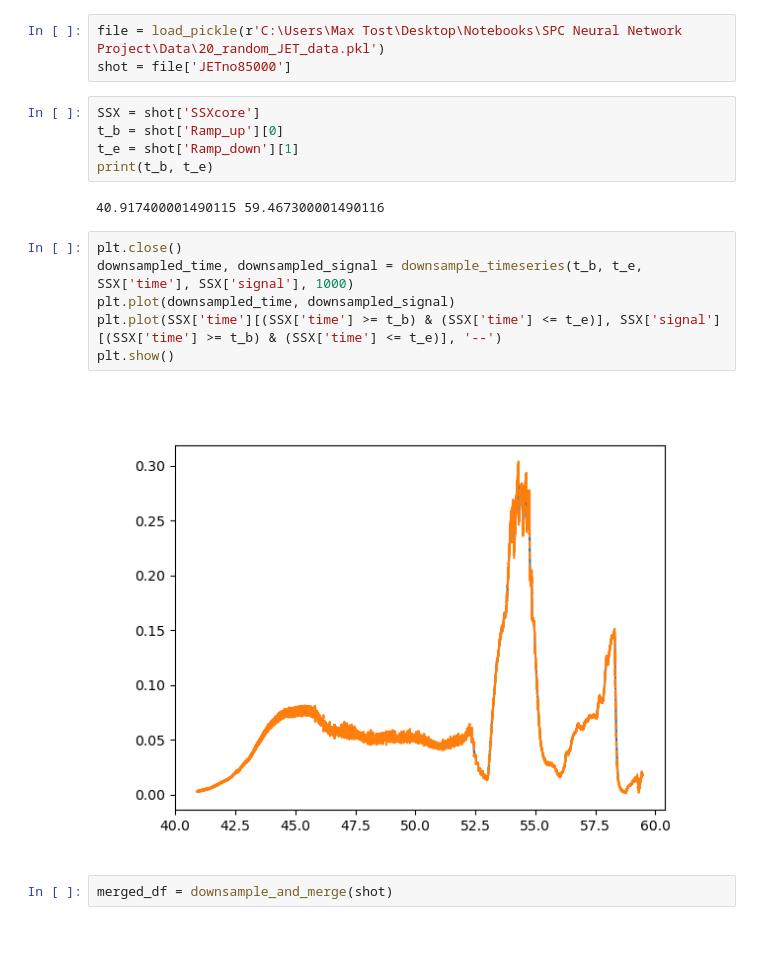
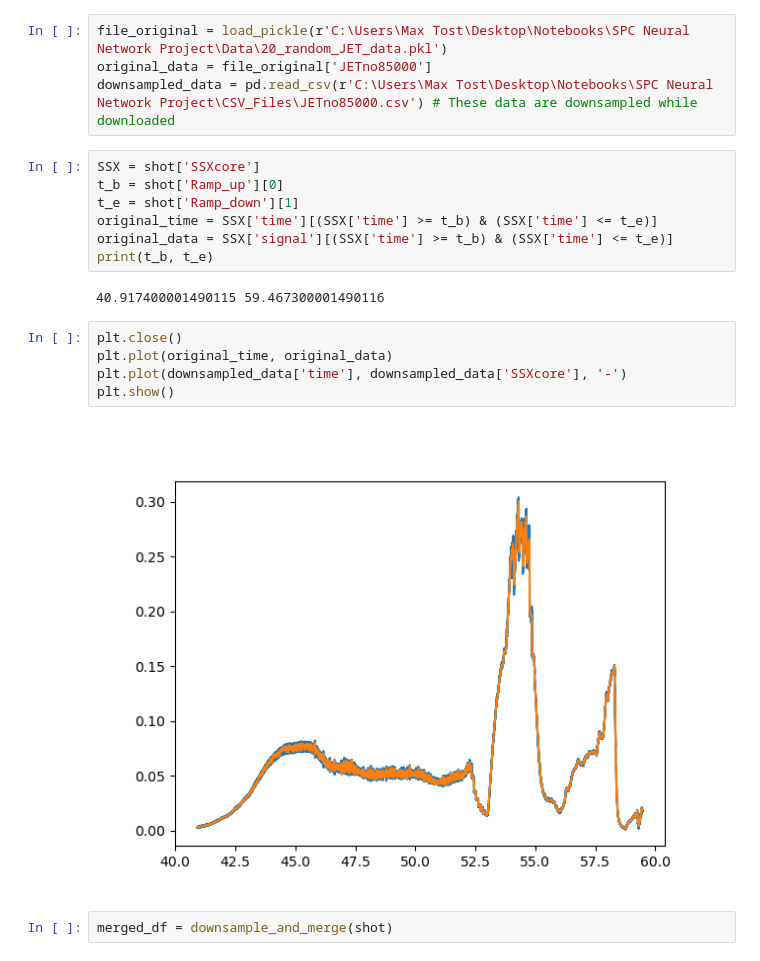
Before and after one commit to maxtost10/SPC-Runaway_Classifier, a Jupyter notebook: Processing_Data/Pruning and Normalising.ipynb, the cells around one changed output. Saved outputs shown, nothing was run; the diff lists cells and outputs as text.

Commit message:
Comparing downsampled data to original data

```diff
--- a/Processing_Data/Pruning and Normalising.ipynb
+++ b/Processing_Data/Pruning and Normalising.ipynb
@@ -16,21 +15,23 @@ The autoreload extension is already loaded. To reload it, use:
 # %%
-file = load_pickle(r'C:\Users\Max Tost\Desktop\Notebooks\SPC Neural Network Project\Data\20_random_JET_data.pkl')
-shot = file['JETno85000']
+file_original = load_pickle(r'C:\Users\Max Tost\Desktop\Notebooks\SPC Neural Network Project\Data\20_random_JET_data.pkl')
+original_data = file_original['JETno85000']
+downsampled_data = pd.read_csv(r'C:\Users\Max Tost\Desktop\Notebooks\SPC Neural Network Project\CSV_Files\JETno85000.csv') # These data are downsampled while downloaded
 # %%
 SSX = shot['SSXcore']
 t_b = shot['Ramp_up'][0]
 t_e = shot['Ramp_down'][1]
+original_time = SSX['time'][(SSX['time'] >= t_b) & (SSX['time'] <= t_e)]
+original_data = SSX['signal'][(SSX['time'] >= t_b) & (SSX['time'] <= t_e)]
 print(t_b, t_e)
 # %% [output]
 40.917400001490115 59.467300001490116
-# %%
-plt.close()
-downsampled_time, downsampled_signal = downsample_timeseries(t_b, t_e, SSX['time'], SSX['signal'], 1000)
-plt.plot(downsampled_time, downsampled_signal)
-plt.plot(SSX['time'][(SSX['time'] >= t_b) & (SSX['time'] <= t_e)], SSX['signal'][(SSX['time'] >= t_b) & (SSX['time'] <= t_e)], '--')
-plt.show()
-# %% [output]
-[figure, removed]
+# %%
+plt.close()
+plt.plot(original_time, original_data)
+plt.plot(downsampled_data['time'], downsampled_data['SSXcore'], '-')
+plt.show()
+# %% [output]
+[figure, added]
 # %%
 merged_df = downsample_and_merge(shot)
 # %%
```
Also changed, not shown: parts of 2 cells of this notebook.
